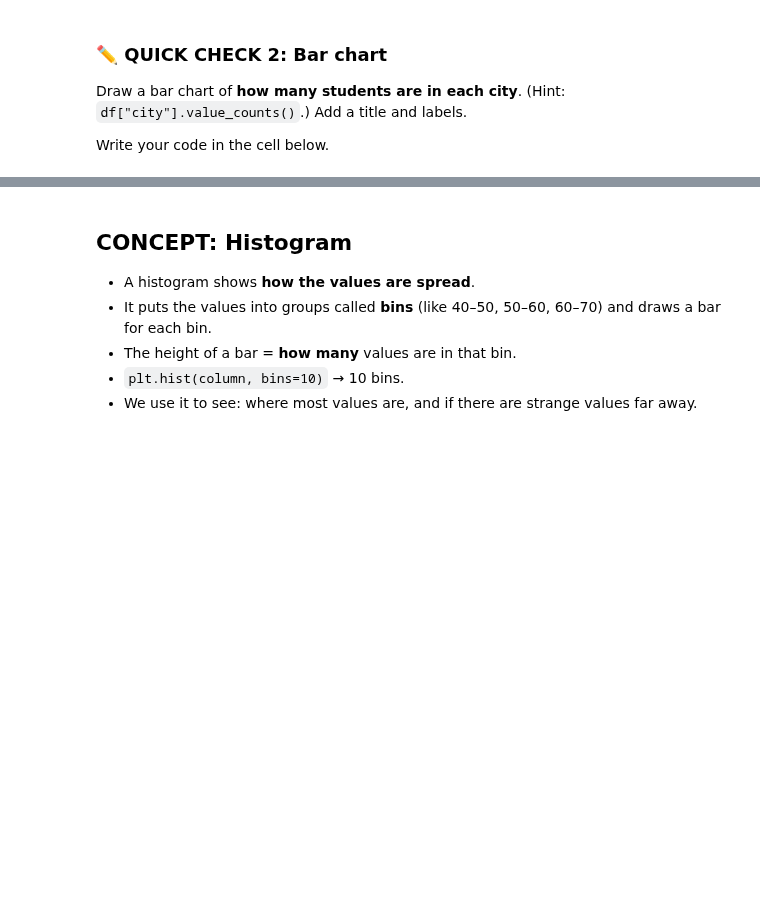
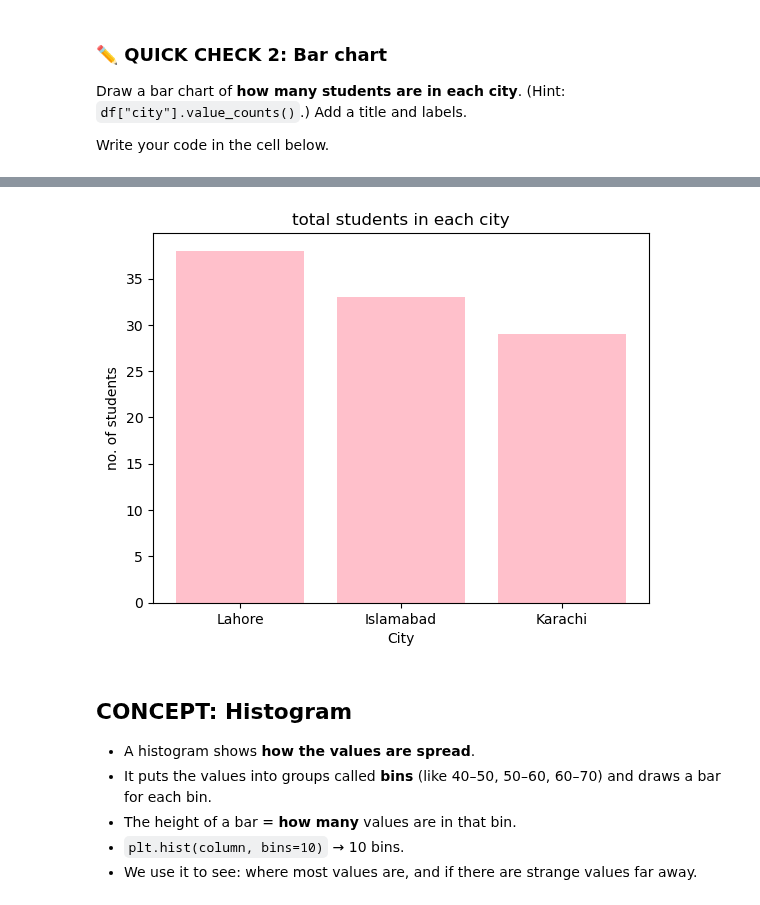
Before and after one commit to bariras-stack/Python-for-AI, a Jupyter notebook: notebooks/Week 4/Day 16/Day_16_Matplotlib_Seaborn.ipynb, the cells around one changed output, grey strips where cells are left out. Cells and saved outputs as stored; diff of their text form; code cells hidden in the pictures; blank space fills up the shorter version.

```diff
--- a/notebooks/Week 4/Day 16/Day_16_Matplotlib_Seaborn.ipynb
+++ b/notebooks/Week 4/Day 16/Day_16_Matplotlib_Seaborn.ipynb
@@ -246,3 +250,16 @@ Write your code in the cell below.
+# %%
+# Write your code here
+import matplotlib.pyplot as plt
+import pandas as pd
+
+s = df["city"].value_counts()
+plt.bar(s.index, s.values, color = "pink")
+plt.title("total students in each city")
+plt.xlabel("City")
+plt.ylabel("no. of students")
+plt.show()
+# %% [output]
+[figure, added]
 # %% [markdown]
 ## CONCEPT: Histogram
 
```
Also changed, not shown: parts of 20 cells of this notebook, 3 other files.
